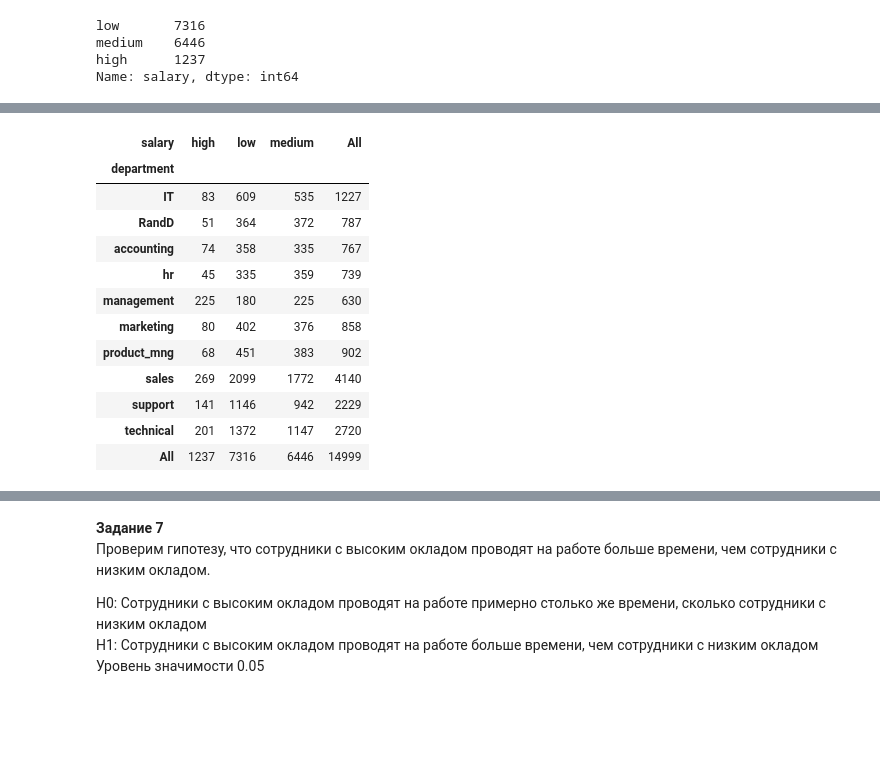
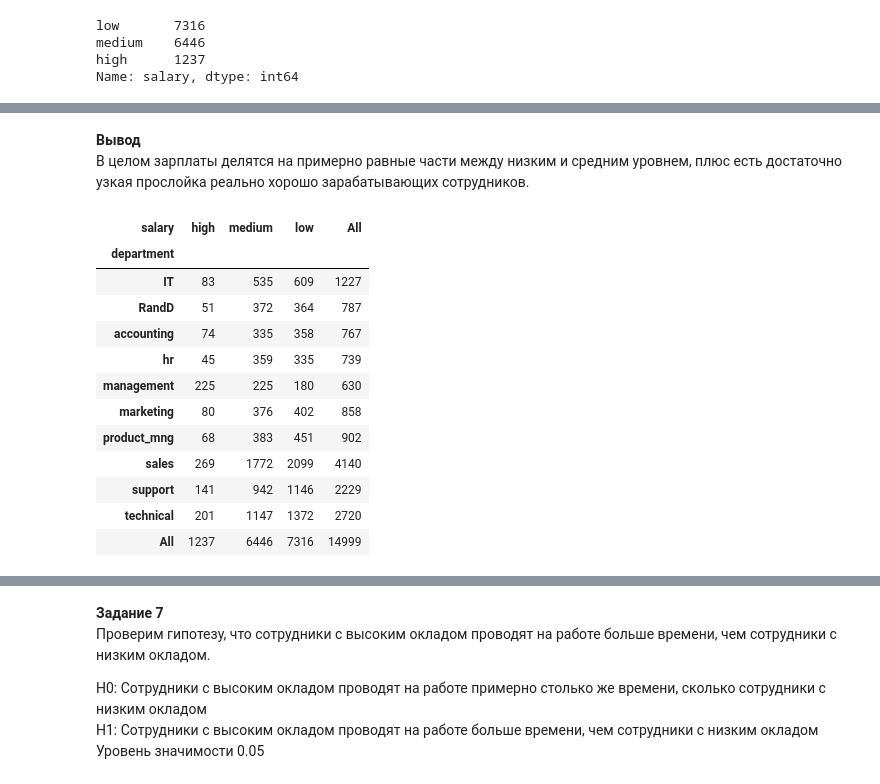
Before and after one commit to DmitrySukharev/PYDA, a Jupyter notebook: Diploma/PYDA_diploma_Sukharev.ipynb, the cells around one changed output, grey strips where cells are left out. Drawn from its saved outputs; the diff is of its cells as text; code cells hidden in the pictures; blank space fills up the shorter version.

```diff
--- a/Diploma/PYDA_diploma_Sukharev.ipynb
+++ b/Diploma/PYDA_diploma_Sukharev.ipynb
@@ -123,17 +141,22 @@ Name: salary, dtype: int64
+# %% [markdown]
+**Вывод**
+В целом зарплаты делятся на примерно равные части между низким и средним уровнем, плюс есть достаточно узкая прослойка реально хорошо зарабатывающих сотрудников.
 # %%
 # Распределение сотрудников по зарплатам в каждом департаменте по отдельности
-hr.pivot_table(index='department', columns='salary', values='number_project', aggfunc='count', margins=True)
+salaries_units = hr.pivot_table(index='department', columns='salary', values='number_project', aggfunc='count', margins=True)
+salaries_units = salaries_units[['high', 'medium', 'low', 'All']]
+salaries_units
 # %% [output]
-| salary | high | low | medium | All |
+| salary | high | medium | low | All |
 | department |  |  |  |  |
-| IT | 83 | 609 | 535 | 1227 |
-| RandD | 51 | 364 | 372 | 787 |
-| accounting | 74 | 358 | 335 | 767 |
-| hr | 45 | 335 | 359 | 739 |
-| management | 225 | 180 | 225 | 630 |
-| marketing | 80 | 402 | 376 | 858 |
-| product_mng | 68 | 451 | 383 | 902 |
-| sales | 269 | 2099 | 1772 | 4140 |
-| support | 141 | 1146 | 942 | 2229 |
-| technical | 201 | 1372 | 1147 | 2720 |
-| All | 1237 | 7316 | 6446 | 14999 |
+| IT | 83 | 535 | 609 | 1227 |
+| RandD | 51 | 372 | 364 | 787 |
+| accounting | 74 | 335 | 358 | 767 |
+| hr | 45 | 359 | 335 | 739 |
+| management | 225 | 225 | 180 | 630 |
+| marketing | 80 | 376 | 402 | 858 |
+| product_mng | 68 | 383 | 451 | 902 |
+| sales | 269 | 1772 | 2099 | 4140 |
+| support | 141 | 942 | 1146 | 2229 |
+| technical | 201 | 1147 | 1372 | 2720 |
+| All | 1237 | 6446 | 7316 | 14999 |
```
Also changed, not shown: parts of 9 cells of this notebook.
